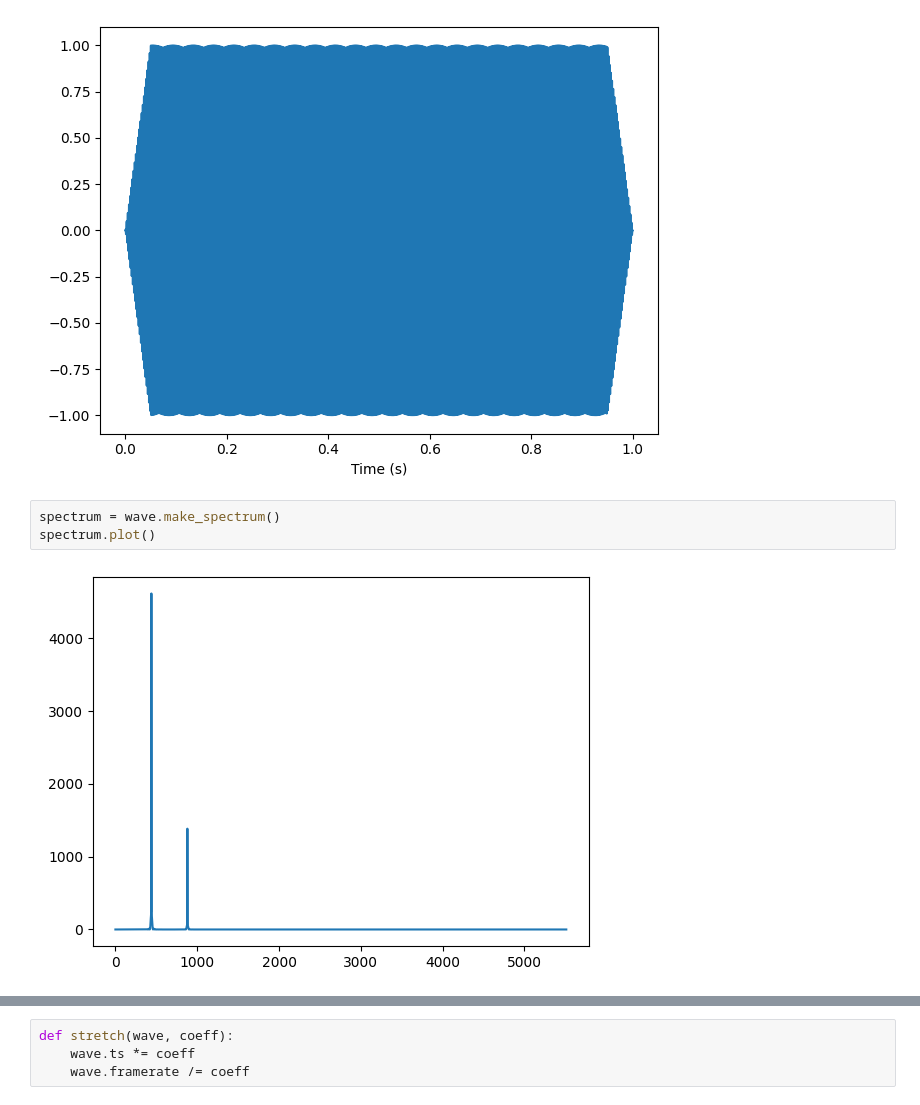
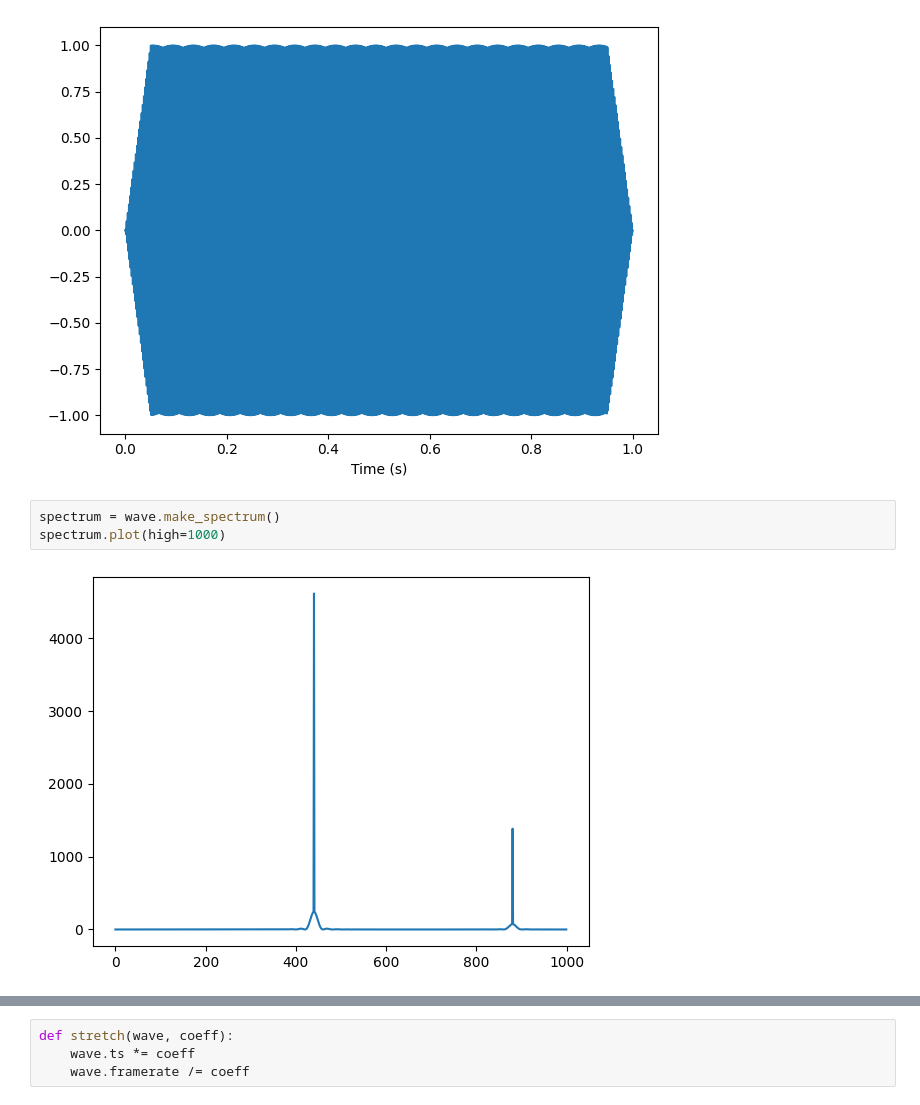
Before and after one commit to UrranQx/ThinkDSP, a Jupyter notebook: code/chap01.ipynb, the cells around one changed output, grey strips where cells are left out. Drawn from its saved outputs; the diff is of its cells as text.

```diff
--- a/code/chap01.ipynb
+++ b/code/chap01.ipynb
@@ -380,9 +380,9 @@ wave.make_audio()
 [figure]
 # %%
 spectrum = wave.make_spectrum()
-spectrum.plot()
+spectrum.plot(high=1000)
 # %% [output]
-[figure, old version]
+[figure, new version]
 # %%
 mix +=SinSignal(freq=64, amp=0.8, offset=0)
 mix +=SinSignal(freq=132, amp=0.6, offset=0)
```
Also changed, not shown: parts of 7 cells of this notebook, 3 other files.
